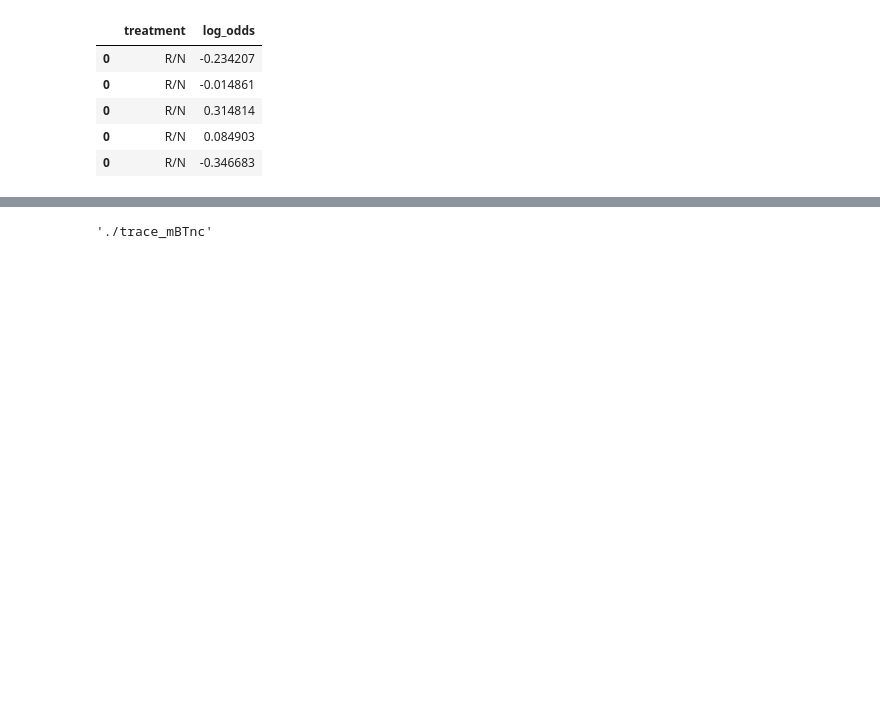
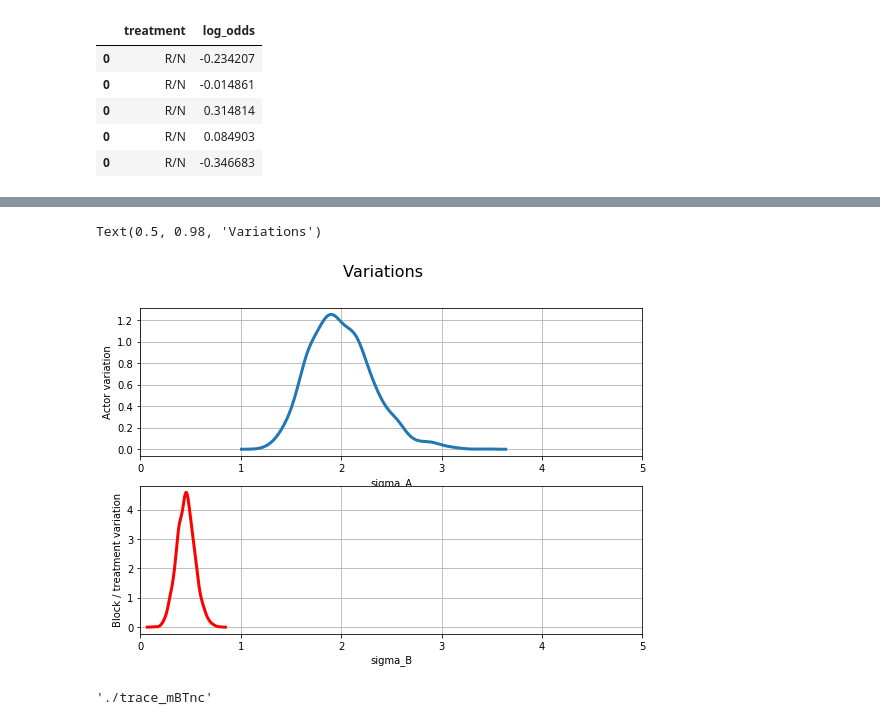
Before and after one commit to StefanSko/rethinking_pymc3_course2022, a Jupyter notebook: 13_GLMM2.ipynb, the cells around one changed output, grey strips where cells are left out. Cells and saved outputs as stored; diff of their text form; code cells hidden in the pictures; blank space fills up the shorter version.

```diff
--- a/13_GLMM2.ipynb
+++ b/13_GLMM2.ipynb
@@ -231,3 +220,17 @@ Text(0.5, 0.98, 'Treatment / Block effect')
+# %%
+fig, (ax1, ax2) = plt.subplots(2, 1, figsize=(9,6))
+sns.kdeplot(x="sigma_A", data=posterior_sample.posterior.mean(dim={"chain"}), linewidth=3, ax=ax1)
+ax1.grid()
+ax1.set_xlim([0, 5])
+ax1.set_ylabel("Actor variation")
+sns.kdeplot(x="sigma_B", data=posterior_sample.posterior.mean(dim={"chain"}), linewidth=3, color='r', ax=ax2)
+ax2.grid()
+ax2.set_xlim([0, 5])
+ax2.set_ylabel("Block / treatment variation")
+fig.suptitle('Variations', fontsize=16)
+# %% [output]
+Text(0.5, 0.98, 'Variations')
+[figure, added]
 # %%
 pm.save_trace(trace_mBT, directory='./trace_mBT', overwrite=True)
 pm.save_trace(trace_mBTnc, directory='./trace_mBTnc', overwrite=True)
```
Also changed, not shown: parts of 3 cells of this notebook.
